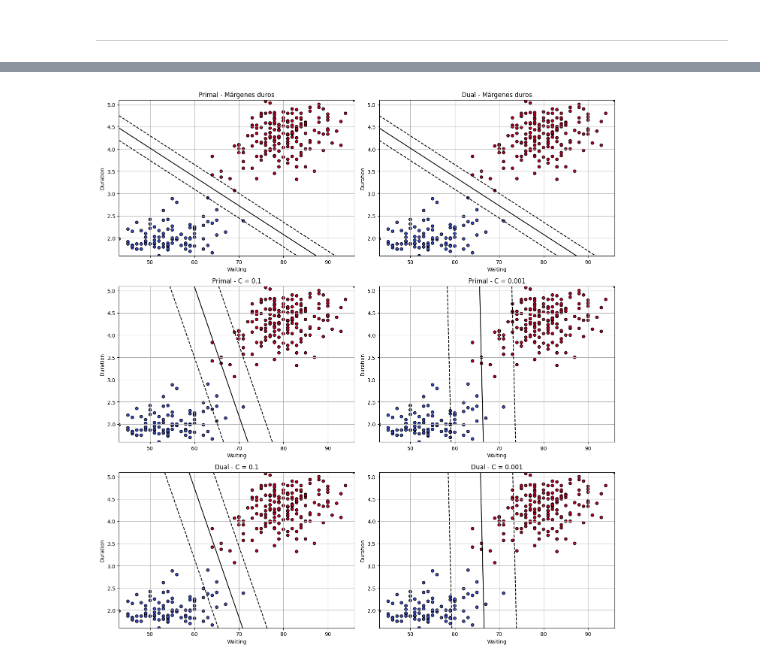
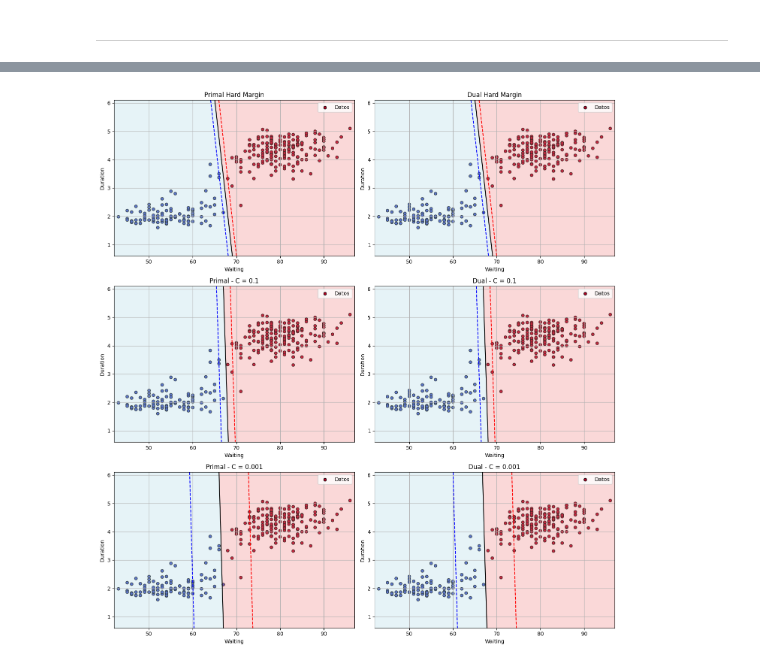
Before and after one commit to walteraguirre/TPS, a Jupyter notebook: TP05/TP05_SVM.ipynb, the cells around one changed output, grey strips where cells are left out. Saved outputs shown, nothing was run; the diff lists cells and outputs as text; code cells hidden in the pictures.

```diff
--- a/TP05/TP05_SVM.ipynb
+++ b/TP05/TP05_SVM.ipynb
@@ -930,60 +923,28 @@ plt.show()
 # %%
 
-# Función auxiliar para graficar una frontera SVM
-def plot_decision_boundary(ax, model, X, y, title):
-    x_min, x_max = X[:, 0].min(), X[:, 0].max()
-    y_min, y_max = X[:, 1].min(), X[:, 1].max()
-    xx, yy = np.meshgrid(np.linspace(x_min, x_max, 500),
-                         np.linspace(y_min, y_max, 500))
-    grid = np.c_[xx.ravel(), yy.ravel()]
-    Z = model.decision_function(grid).reshape(xx.shape)
-
-    ax.contour(xx, yy, Z, levels=[-1, 0, 1], colors='k', linestyles=['--', '-', '--'])
-    ax.scatter(X[:, 0], X[:, 1], c=y, cmap='coolwarm', edgecolors='k', s=30)
-    ax.set_title(title)
-    ax.set_xlabel("Waiting")
-    ax.set_ylabel("Duration")
-    ax.grid(True)
-
-# Creamos los modelos previamente (asegurate de tener estas clases/modelos listos):
-# - model_primal_hard
-# - model_dual_hard
-# - model_primal_C001, model_primal_C0001
-# - model_dual_C001, model_dual_C0001
-
-# --- Entrená estos si no están listos ---
-# (O adaptá a los nombres que ya tenés)
-model_primal_hard = SVM(C=1e6, dual=False)  # C grande ≈ margen duro
-model_primal_hard.fit(X, y)
-
-model_dual_hard = SVM(C=1e6, dual=True)
-model_dual_hard.fit(X, y)
-
-model_primal_C01 = SVM(C=0.1, dual=False, soft = True)
-model_primal_C01.fit(X, y)
-
-model_primal_C001 = SVM(C=0.001, dual=False, soft = True)
-model_primal_C001.fit(X, y)
-
-model_dual_C01 = SVM(C=0.1, dual=True, soft = True)
-model_dual_C01.fit(X, y)
-
-model_dual_C001 = SVM(C=0.001, dual=True, soft = True)
-model_dual_C001.fit(X, y)
-
-# --- Crear figura con subplots ---
+# Crear figura con subgráficos
 fig, axes = plt.subplots(3, 2, figsize=(14, 15))
 
-plot_decision_boundary(axes[0, 0], model_primal_hard, X, y, "Primal - Márgenes duros")
-plot_decision_boundary(axes[0, 1], model_dual_hard, X, y, "Dual - Márgenes duros")
+# Subgráfico 1
+plot_svm(model_primal, X, y, title="Primal Hard Margin", ax=axes[0, 0])
 
-plot_decision_boundary(axes[1, 0], model_primal_C01, X, y, "Primal - C = 0.1")
-plot_decision_boundary(axes[1, 1], model_primal_C001, X, y, "Primal - C = 0.001")
+# Subgráfico 2
+plot_svm(model_dual, X, y, title="Dual Hard Margin", ax=axes[0, 1])
 
-plot_decision_boundary(axes[2, 0], model_dual_C01, X, y, "Dual - C = 0.1")
-plot_decision_boundary(axes[2, 1], model_dual_C001, X, y, "Dual - C = 0.001")
+# Subgráfico 3
+plot_svm(model_primal_C01, X, y, title="Primal - C = 0.1", ax=axes[1, 0])
 
+# Subgráfico 5
+plot_svm(model_dual_C01, X, y, title="Dual - C = 0.1", ax=axes[1, 1])
+
+# Subgráfico 4
+plot_svm(model_primal_C001, X, y, title="Primal - C = 0.001", ax=axes[2, 0])
+
+# Subgráfico 6
+plot_svm(model_dual_C001, X, y, title="Dual - C = 0.001", ax=axes[2, 1])
+
+# Ajustar los subgráficos para que no se superpongan
 plt.tight_layout()
 plt.show()
 # %% [output]
-[figure, old version]
+[figure, new version]
```
Also changed, not shown: parts of 17 cells of this notebook.
